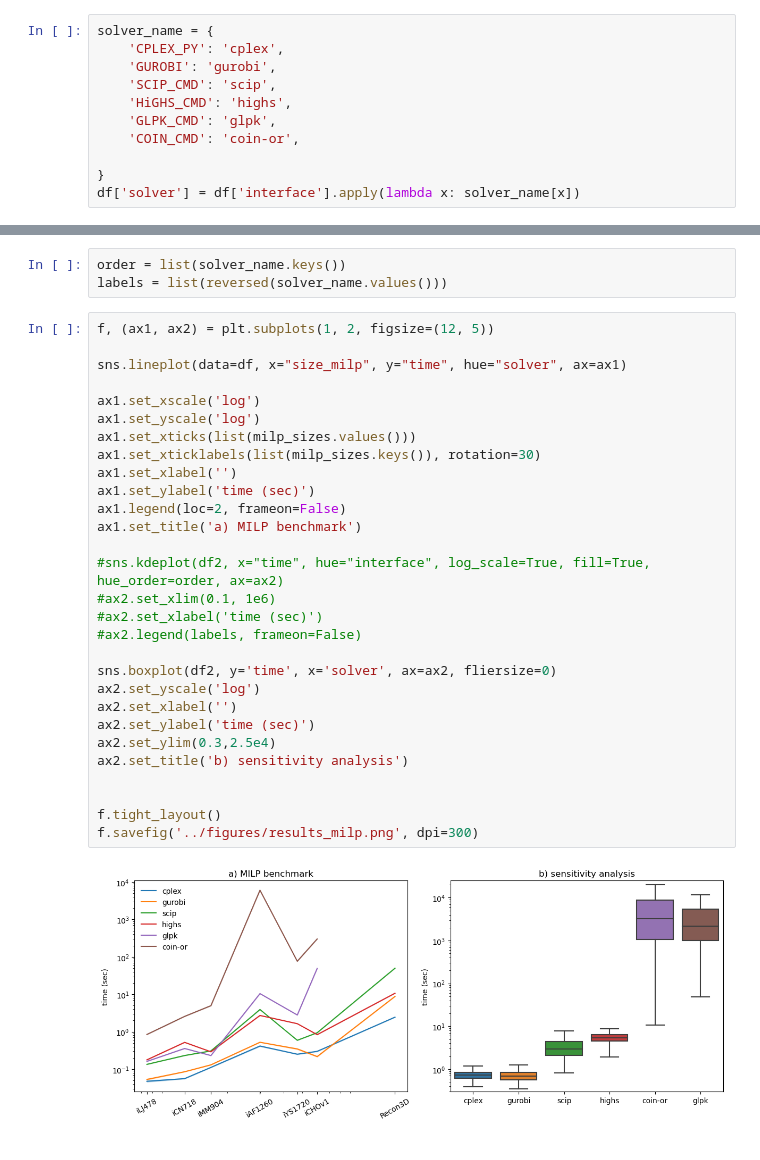
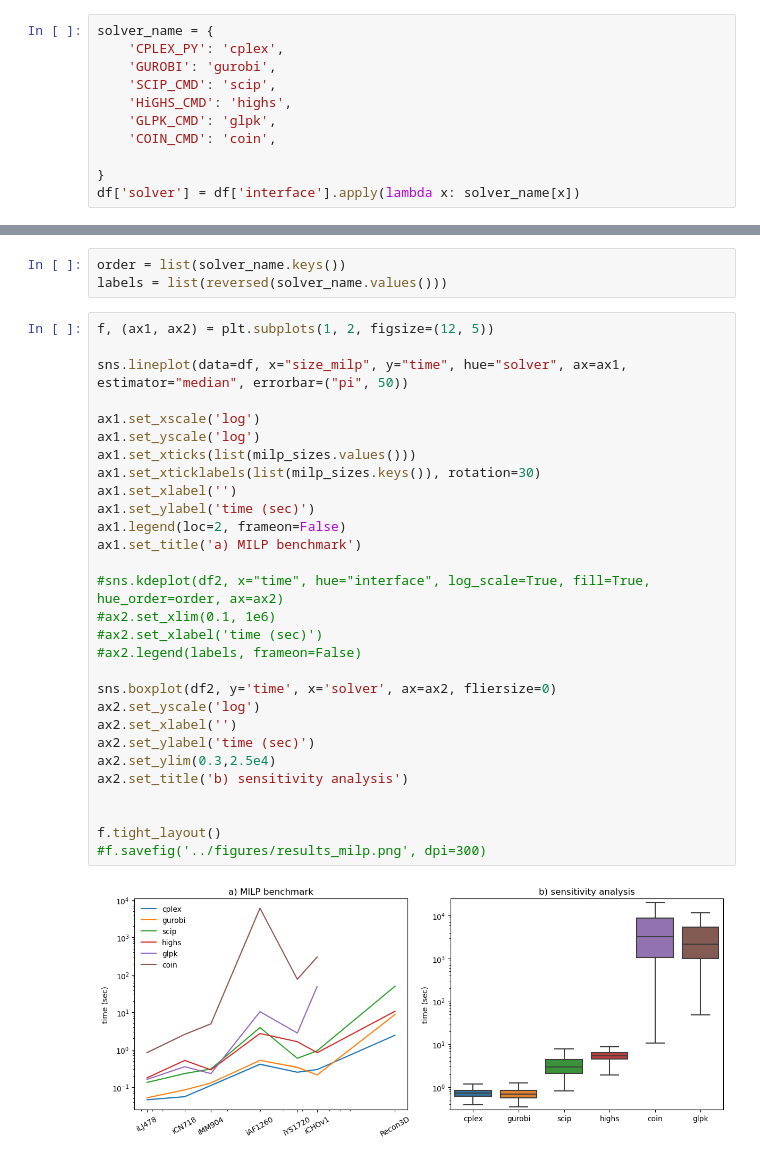
Before and after one commit to cdanielmachado/solver_benchmark, a Jupyter notebook: notebooks/MILP_results.ipynb, the cells around one changed output, grey strips where cells are left out. Saved outputs shown, nothing was run; the diff lists cells and outputs as text.

```diff
--- a/notebooks/MILP_results.ipynb
+++ b/notebooks/MILP_results.ipynb
@@ -18,7 +18,7 @@ solver_name = {
     'SCIP_CMD': 'scip',
     'HiGHS_CMD': 'highs',
     'GLPK_CMD': 'glpk',
-    'COIN_CMD': 'coin-or',
+    'COIN_CMD': 'coin',
 
 }
 df['solver'] = df['interface'].apply(lambda x: solver_name[x])
@@ -32,31 +32,31 @@ labels = list(reversed(solver_name.values()))
 # %%
 f, (ax1, ax2) = plt.subplots(1, 2, figsize=(12, 5))
 
-sns.lineplot(data=df, x="size_milp", y="time", hue="solver", ax=ax1)
+sns.lineplot(data=df, x="size_milp", y="time", hue="solver", ax=ax1, estimator="median", errorbar=("pi", 50))
 
 ax1.set_xscale('log')
 ax1.set_yscale('log')
 ax1.set_xticks(list(milp_sizes.values()))
 ax1.set_xticklabels(list(milp_sizes.keys()), rotation=30)
 ax1.set_xlabel('')
 ax1.set_ylabel('time (sec)')
 ax1.legend(loc=2, frameon=False)
 ax1.set_title('a) MILP benchmark')
 
 #sns.kdeplot(df2, x="time", hue="interface", log_scale=True, fill=True, hue_order=order, ax=ax2)
 #ax2.set_xlim(0.1, 1e6)
 #ax2.set_xlabel('time (sec)')
 #ax2.legend(labels, frameon=False)
 
 sns.boxplot(df2, y='time', x='solver', ax=ax2, fliersize=0)
 ax2.set_yscale('log')
 ax2.set_xlabel('')
 ax2.set_ylabel('time (sec)')
 ax2.set_ylim(0.3,2.5e4)
 ax2.set_title('b) sensitivity analysis')
 
 
 f.tight_layout()
-f.savefig('../figures/results_milp.png', dpi=300)
+#f.savefig('../figures/results_milp.png', dpi=300)
 # %% [output]
-[figure, old version]
+[figure, new version]
```
Also changed, not shown: 8 other files.
